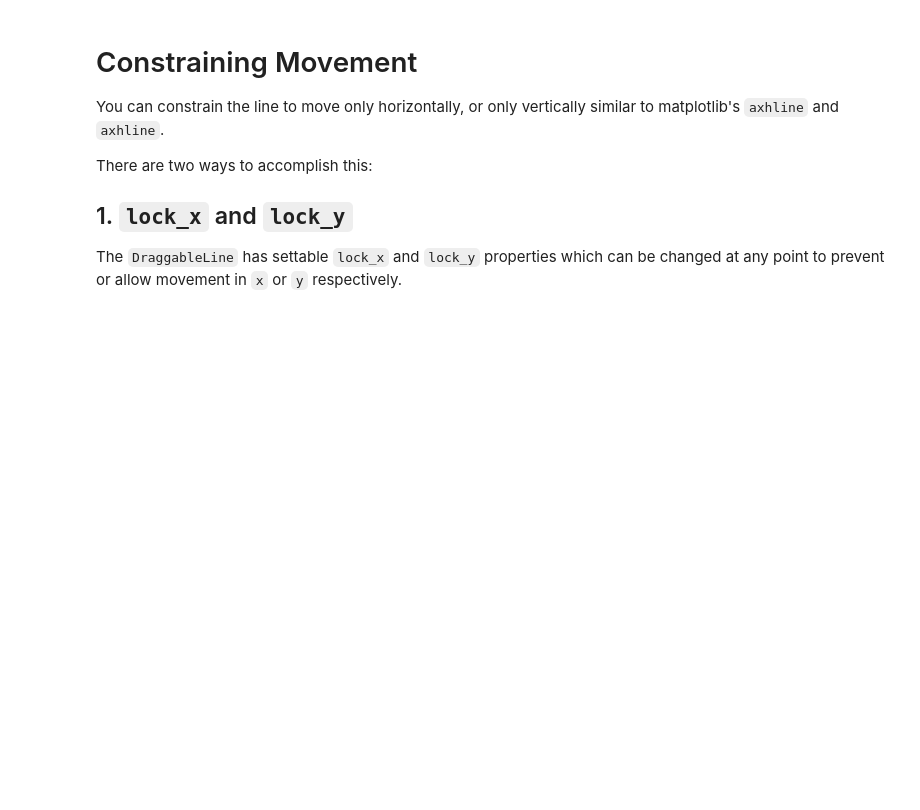
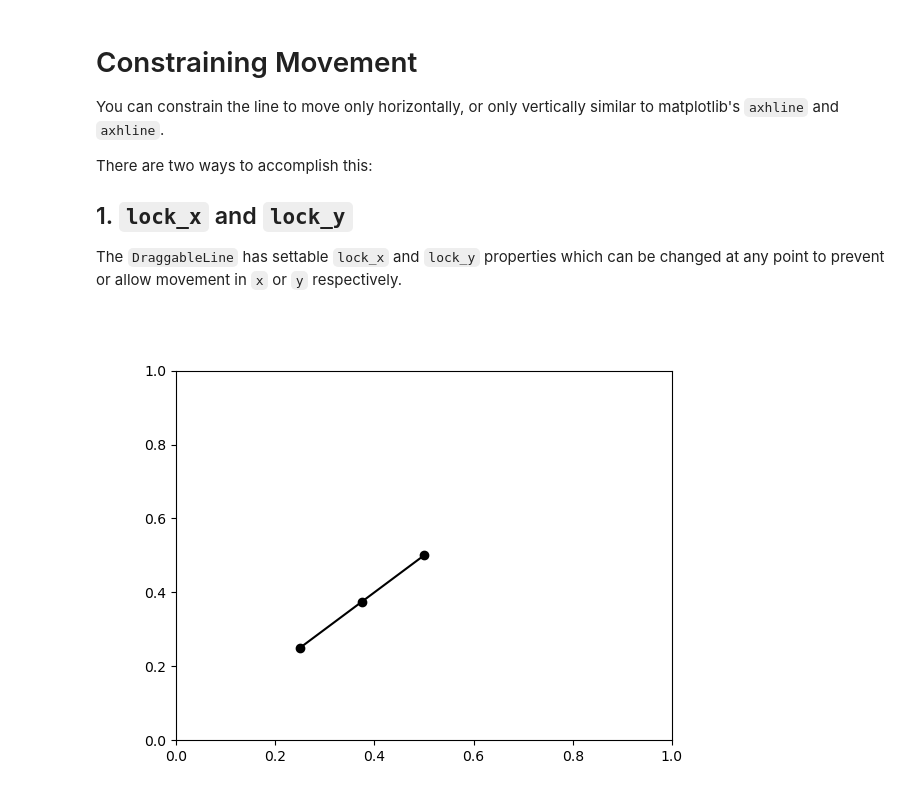
Before and after one commit to mpl-extensions/mpl-draggable-line, a Jupyter notebook: docs/examples/constraining.ipynb, the cells around one changed output. Drawn from its saved outputs; the diff is of its cells as text; code cells hidden in the pictures; blank space fills up the shorter version.

Commit message:
add lock_orientation

```diff
--- a/docs/examples/constraining.ipynb
+++ b/docs/examples/constraining.ipynb
@@ -15,19 +15,22 @@ The `DraggableLine` has settable `lock_x` and `lock_y` properties which can be c
 from __future__ import annotations
 # %%
 import matplotlib.pyplot as plt
-from mpl_draggable_line import DraggableLine, DraggableVLine
+from mpl_draggable_line import DraggableLine
 
 
 fig, ax = plt.subplots()
 
 init_x = [0.25, 0.5]
 init_y = [0.25, 0.5]
 dl = DraggableLine(ax, init_x, init_y)
 
+dl.lock_orientation = True
 
 # Freeze in x
-dl.lock_x = True
+# dl.lock_x = True
 
 # Freeze in y
 # dl.lock_y = True
 plt.show()
+# %% [output]
+[figure, added]
```
Also changed, not shown: parts of 6 cells of this notebook, 1 other file.
